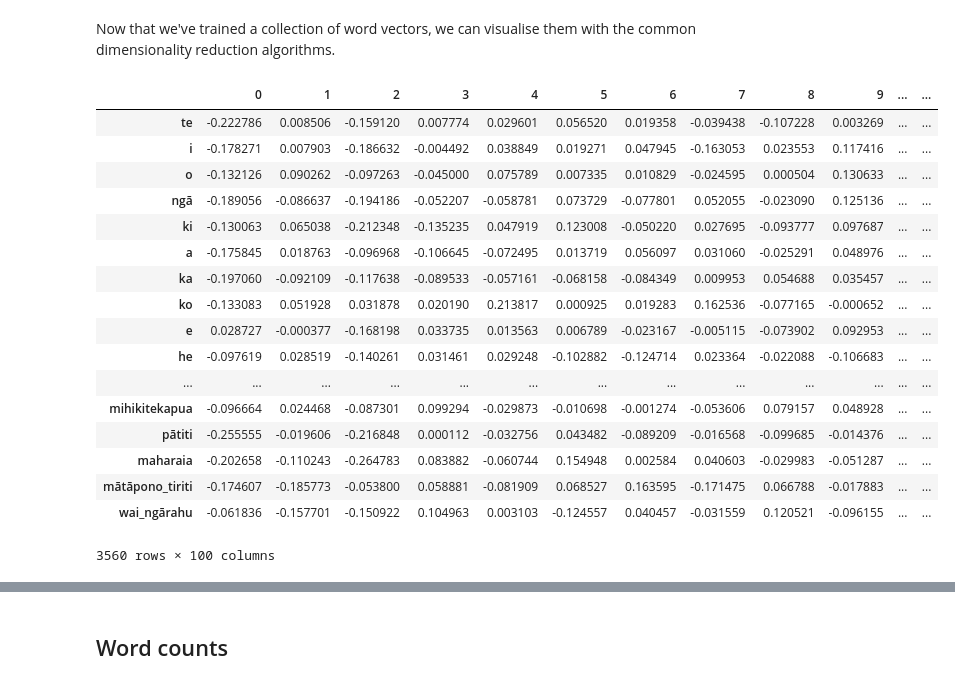
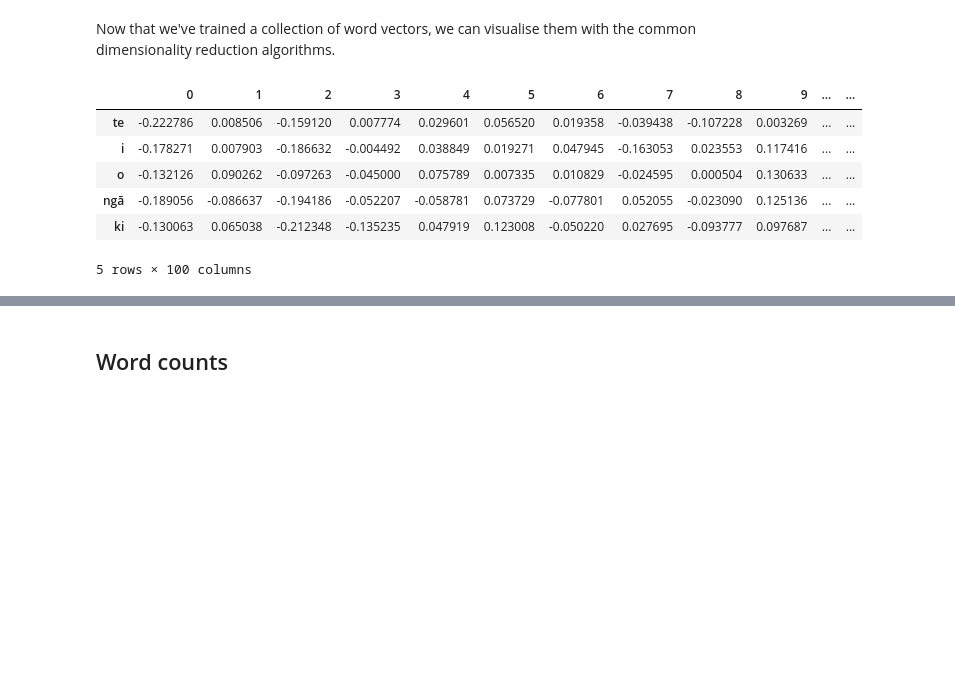
Before and after one commit to mathematiguy/te-wiki-o-te-reo, a Jupyter notebook: notebooks/te_ara_language_model.ipynb, the cells around one changed output, grey strips where cells are left out. Drawn from its saved outputs; the diff is of its cells as text; code cells hidden in the pictures; blank space fills up the shorter version.

```diff
--- a/notebooks/te_ara_language_model.ipynb
+++ b/notebooks/te_ara_language_model.ipynb
@@ -398,40 +398,29 @@ from sklearn.manifold import TSNE
 # %%
 # build a list of the terms, integer indices,
 # and term counts from the food2vec model vocabulary
 ordered_vocab = [(term, reo2vec.wv.vocab[term].index, reo2vec.wv.vocab[term].count)
                  for term in reo2vec.wv.vocab]
 
 # sort by the term counts, so the most common terms appear first
 ordered_vocab = sorted(ordered_vocab, key=lambda vocab: -vocab[-1])
 
 # unzip the terms, integer indices, and counts into separate lists
 ordered_terms, term_indices, term_counts = zip(*ordered_vocab)
 
 # create a DataFrame with the food2vec vectors as data,
 # and the terms as row labels
 word_vectors = pd.DataFrame(reo2vec.wv.vectors_norm[term_indices, :],
                             index=ordered_terms)
 
-word_vectors
+word_vectors.head()
 # %% [output]
 |  | 0 | 1 | 2 | 3 | 4 | 5 | 6 | 7 | 8 | 9 | ... | ... |
 | te | -0.222786 | 0.008506 | -0.159120 | 0.007774 | 0.029601 | 0.056520 | 0.019358 | -0.039438 | -0.107228 | 0.003269 | ... | ... |
 | i | -0.178271 | 0.007903 | -0.186632 | -0.004492 | 0.038849 | 0.019271 | 0.047945 | -0.163053 | 0.023553 | 0.117416 | ... | ... |
 | o | -0.132126 | 0.090262 | -0.097263 | -0.045000 | 0.075789 | 0.007335 | 0.010829 | -0.024595 | 0.000504 | 0.130633 | ... | ... |
 | ngā | -0.189056 | -0.086637 | -0.194186 | -0.052207 | -0.058781 | 0.073729 | -0.077801 | 0.052055 | -0.023090 | 0.125136 | ... | ... |
 | ki | -0.130063 | 0.065038 | -0.212348 | -0.135235 | 0.047919 | 0.123008 | -0.050220 | 0.027695 | -0.093777 | 0.097687 | ... | ... |
-| a | -0.175845 | 0.018763 | -0.096968 | -0.106645 | -0.072495 | 0.013719 | 0.056097 | 0.031060 | -0.025291 | 0.048976 | ... | ... |
-| ka | -0.197060 | -0.092109 | -0.117638 | -0.089533 | -0.057161 | -0.068158 | -0.084349 | 0.009953 | 0.054688 | 0.035457 | ... | ... |
-| ko | -0.133083 | 0.051928 | 0.031878 | 0.020190 | 0.213817 | 0.000925 | 0.019283 | 0.162536 | -0.077165 | -0.000652 | ... | ... |
-| e | 0.028727 | -0.000377 | -0.168198 | 0.033735 | 0.013563 | 0.006789 | -0.023167 | -0.005115 | -0.073902 | 0.092953 | ... | ... |
-| he | -0.097619 | 0.028519 | -0.140261 | 0.031461 | 0.029248 | -0.102882 | -0.124714 | 0.023364 | -0.022088 | -0.106683 | ... | ... |
-| ... | ... | ... | ... | ... | ... | ... | ... | ... | ... | ... | ... | ... |
-| mihikitekapua | -0.096664 | 0.024468 | -0.087301 | 0.099294 | -0.029873 | -0.010698 | -0.001274 | -0.053606 | 0.079157 | 0.048928 | ... | ... |
-| pātiti | -0.255555 | -0.019606 | -0.216848 | 0.000112 | -0.032756 | 0.043482 | -0.089209 | -0.016568 | -0.099685 | -0.014376 | ... | ... |
-| maharaia | -0.202658 | -0.110243 | -0.264783 | 0.083882 | -0.060744 | 0.154948 | 0.002584 | 0.040603 | -0.029983 | -0.051287 | ... | ... |
-| mātāpono_tiriti | -0.174607 | -0.185773 | -0.053800 | 0.058881 | -0.081909 | 0.068527 | 0.163595 | -0.171475 | 0.066788 | -0.017883 | ... | ... |
-| wai_ngārahu | -0.061836 | -0.157701 | -0.150922 | 0.104963 | 0.003103 | -0.124557 | 0.040457 | -0.031559 | 0.120521 | -0.096155 | ... | ... |
-3560 rows × 100 columns
+5 rows × 100 columns
 # %%
 dist_matrix = pd.DataFrame(
     np.matmul(word_vectors.values, word_vectors.values.transpose()),
```
Also changed, not shown: parts of 25 cells of this notebook.
